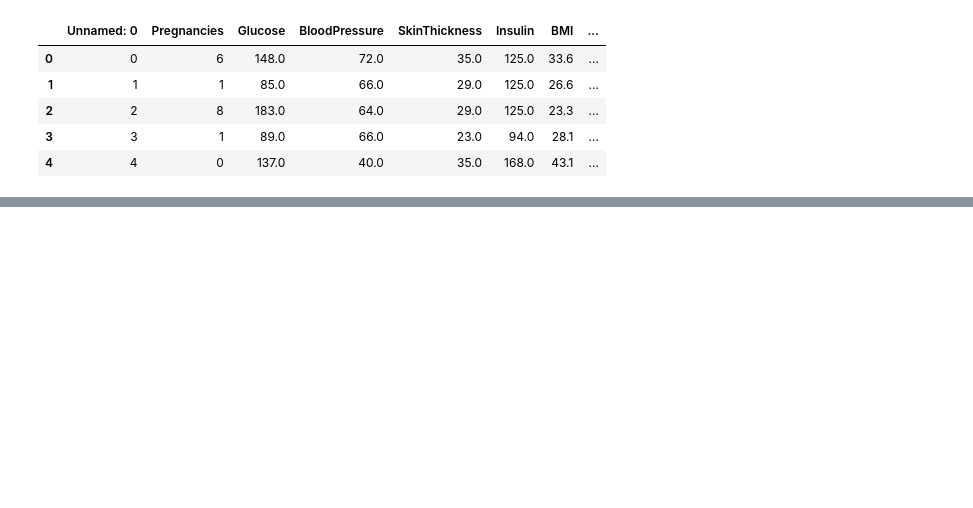
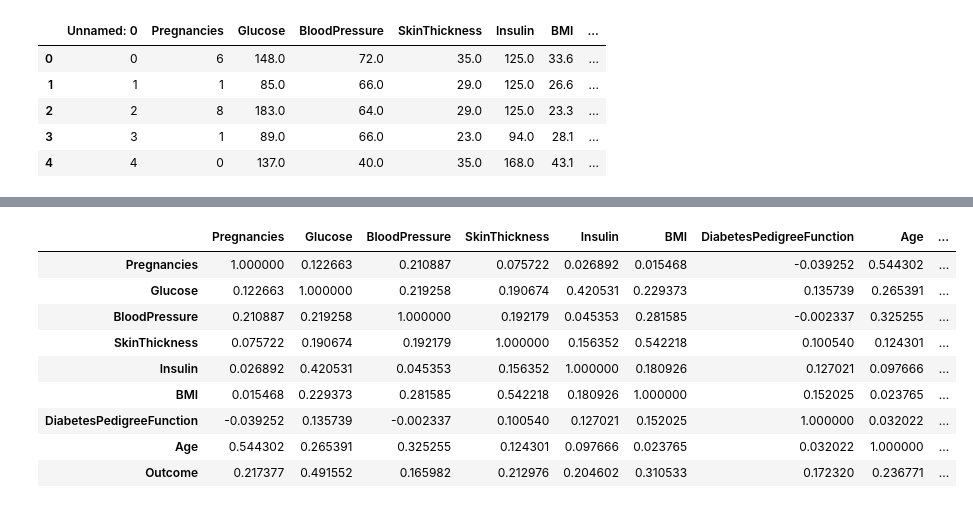
Before and after one commit to nehuu2/Pre-Diabetes-prediction-ML-project, a Jupyter notebook: notebooks/Feature Engineering.ipynb, the cells around one changed output, grey strips where cells are left out. Drawn from its saved outputs; the diff is of its cells as text; code cells hidden in the pictures; blank space fills up the shorter version.

```diff
--- a/notebooks/Feature Engineering.ipynb
+++ b/notebooks/Feature Engineering.ipynb
@@ -17,0 +31,13 @@ df.head()
+# %%
+corr
+# %% [output]
+|  | Pregnancies | Glucose | BloodPressure | SkinThickness | Insulin | BMI | DiabetesPedigreeFunction | Age | ... |
+| Pregnancies | 1.000000 | 0.122663 | 0.210887 | 0.075722 | 0.026892 | 0.015468 | -0.039252 | 0.544302 | ... |
+| Glucose | 0.122663 | 1.000000 | 0.219258 | 0.190674 | 0.420531 | 0.229373 | 0.135739 | 0.265391 | ... |
+| BloodPressure | 0.210887 | 0.219258 | 1.000000 | 0.192179 | 0.045353 | 0.281585 | -0.002337 | 0.325255 | ... |
+| SkinThickness | 0.075722 | 0.190674 | 0.192179 | 1.000000 | 0.156352 | 0.542218 | 0.100540 | 0.124301 | ... |
+| Insulin | 0.026892 | 0.420531 | 0.045353 | 0.156352 | 1.000000 | 0.180926 | 0.127021 | 0.097666 | ... |
+| BMI | 0.015468 | 0.229373 | 0.281585 | 0.542218 | 0.180926 | 1.000000 | 0.152025 | 0.023765 | ... |
+| DiabetesPedigreeFunction | -0.039252 | 0.135739 | -0.002337 | 0.100540 | 0.127021 | 0.152025 | 1.000000 | 0.032022 | ... |
+| Age | 0.544302 | 0.265391 | 0.325255 | 0.124301 | 0.097666 | 0.023765 | 0.032022 | 1.000000 | ... |
+| Outcome | 0.217377 | 0.491552 | 0.165982 | 0.212976 | 0.204602 | 0.310533 | 0.172320 | 0.236771 | ... |
```
Also changed, not shown: parts of 19 cells of this notebook, 2 other files.
